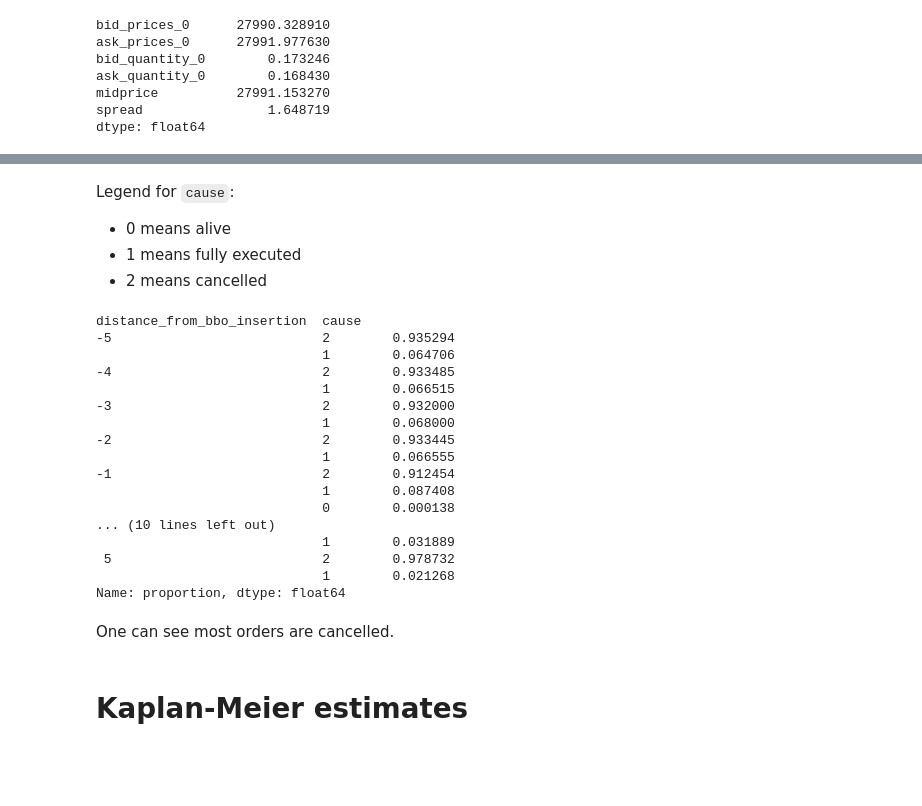
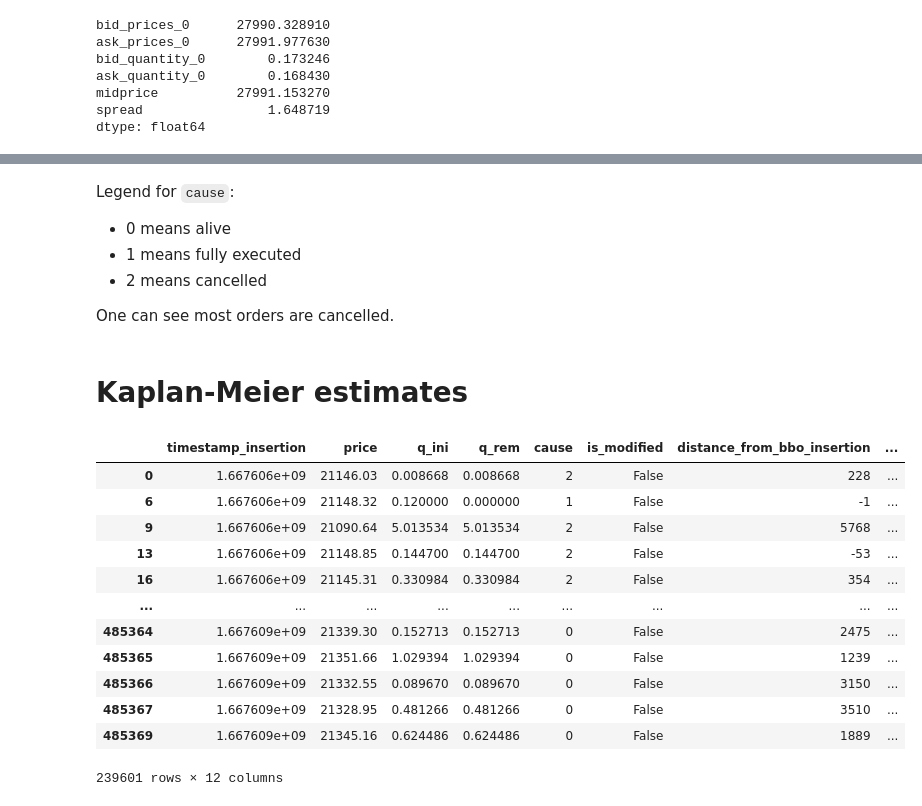
Before and after one commit to poloincognito/limit_order_book, a Jupyter notebook: notebooks/descriptive_statistics.ipynb, the cells around one changed output, grey strips where cells are left out. Cells and saved outputs as stored; diff of their text form; code cells hidden in the pictures; blank space fills up the shorter version.

```diff
--- a/notebooks/descriptive_statistics.ipynb
+++ b/notebooks/descriptive_statistics.ipynb
@@ -130,28 +203,26 @@ Legend for `cause`:
 - 0 means alive
 - 1 means fully executed
 - 2 means cancelled
+
+One can see most orders are cancelled.
-# %%
-# distribution of causes around the midprice
-filter_around_spread(distribution_cause, 5)
-# %% [output]
-distance_from_bbo_insertion  cause
--5                           2        0.935294
-                             1        0.064706
--4                           2        0.933485
-                             1        0.066515
--3                           2        0.932000
-                             1        0.068000
--2                           2        0.933445
-                             1        0.066555
--1                           2        0.912454
-                             1        0.087408
-                             0        0.000138
-... (10 lines left out)
-                             1        0.031889
- 5                           2        0.978732
-                             1        0.021268
-Name: proportion, dtype: float64
-# %% [markdown]
-One can see most orders are cancelled.
 # %% [markdown]
 # Kaplan-Meier estimates
+# %%
+buy_side[['timestamp_insertion', 'price', 'q_ini', 'q_rem',
+       'cause', 'is_modified', 'distance_from_bbo_insertion', 'ba_spread_insertion', 'bbo_imbalance',
+       'limit_order_flow_imbalance', 'roll_hf_volatility_insertion',
+       'lifetime']]
+# %% [output]
+|  | timestamp_insertion | price | q_ini | q_rem | cause | is_modified | distance_from_bbo_insertion | ... |
+| 0 | 1.667606e+09 | 21146.03 | 0.008668 | 0.008668 | 2 | False | 228 | ... |
+| 6 | 1.667606e+09 | 21148.32 | 0.120000 | 0.000000 | 1 | False | -1 | ... |
+| 9 | 1.667606e+09 | 21090.64 | 5.013534 | 5.013534 | 2 | False | 5768 | ... |
+| 13 | 1.667606e+09 | 21148.85 | 0.144700 | 0.144700 | 2 | False | -53 | ... |
+| 16 | 1.667606e+09 | 21145.31 | 0.330984 | 0.330984 | 2 | False | 354 | ... |
+| ... | ... | ... | ... | ... | ... | ... | ... | ... |
+| 485364 | 1.667609e+09 | 21339.30 | 0.152713 | 0.152713 | 0 | False | 2475 | ... |
+| 485365 | 1.667609e+09 | 21351.66 | 1.029394 | 1.029394 | 0 | False | 1239 | ... |
+| 485366 | 1.667609e+09 | 21332.55 | 0.089670 | 0.089670 | 0 | False | 3150 | ... |
+| 485367 | 1.667609e+09 | 21328.95 | 0.481266 | 0.481266 | 0 | False | 3510 | ... |
+| 485369 | 1.667609e+09 | 21345.16 | 0.624486 | 0.624486 | 0 | False | 1889 | ... |
+239601 rows × 12 columns
```
Also changed, not shown: parts of 6 cells of this notebook, 2 other files.
